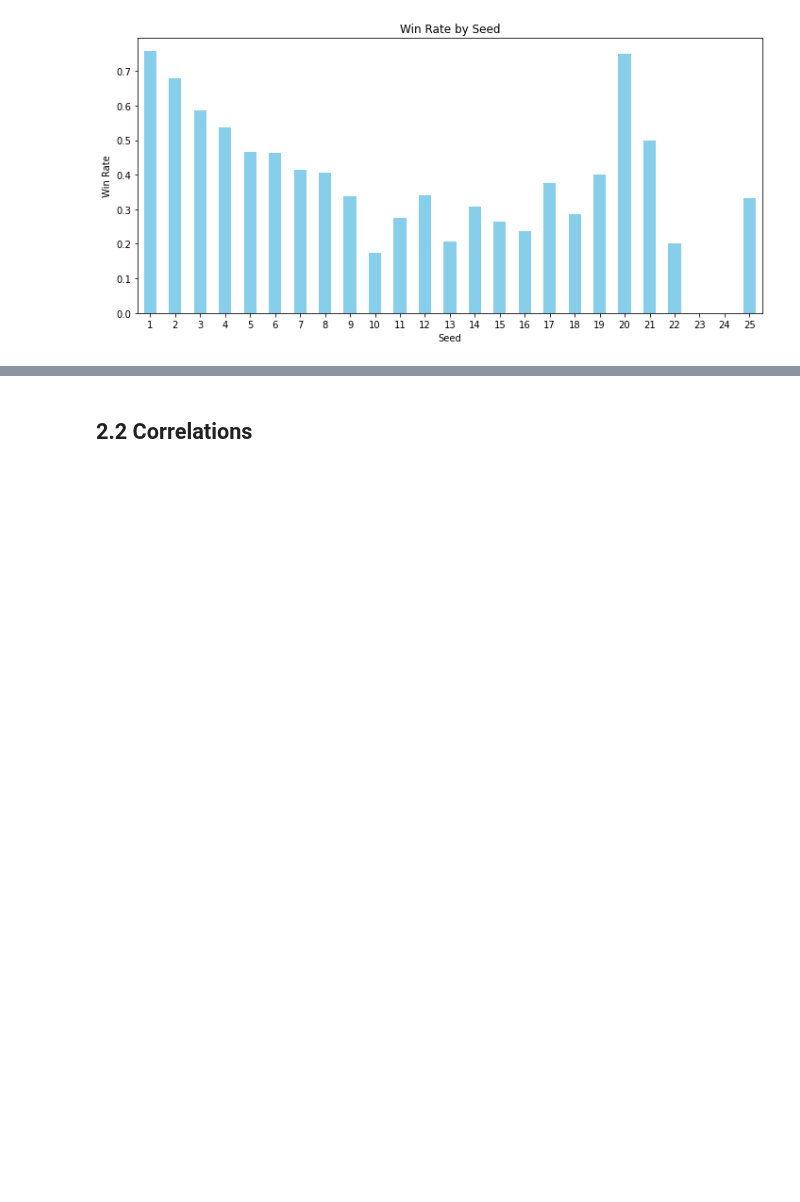
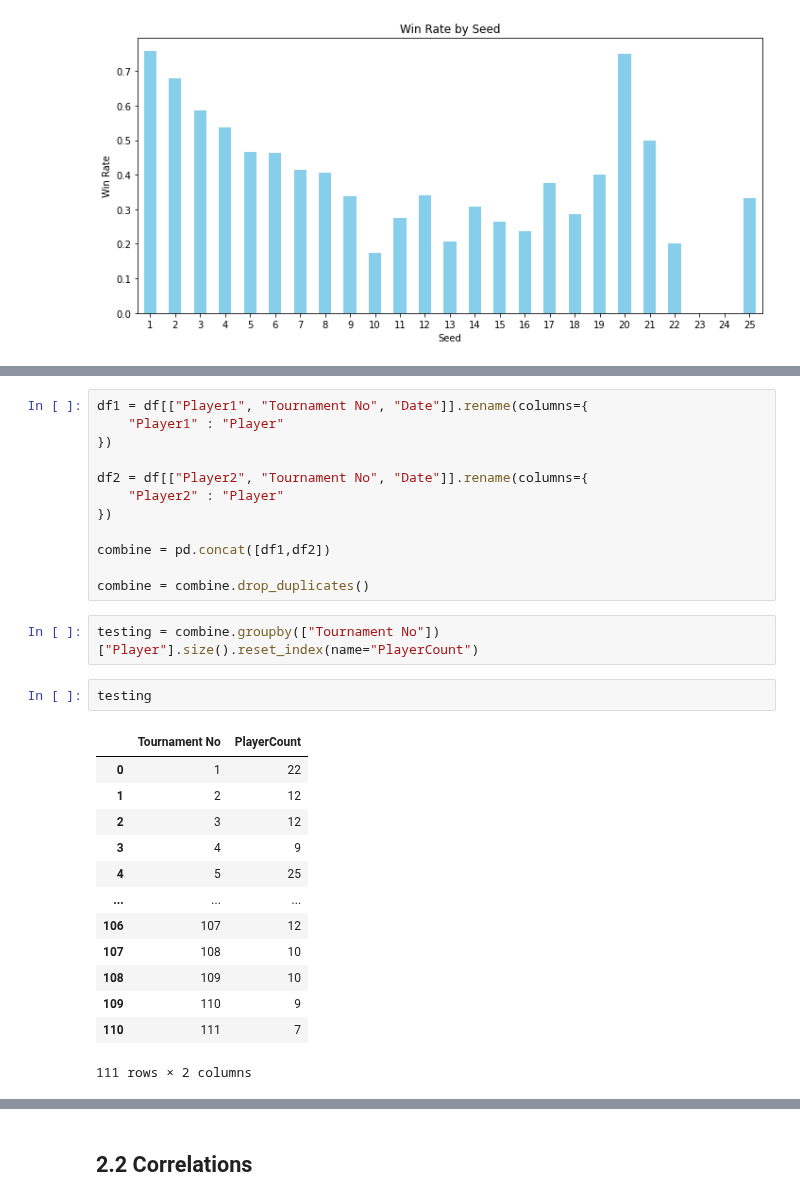
Before and after one commit to DarrenCCT/Tournament-Analysis, a Jupyter notebook: EUAC - Analysis.ipynb, the cells around one changed output, grey strips where cells are left out. Saved outputs shown, nothing was run; the diff lists cells and outputs as text; blank space fills up the shorter version.

```diff
--- a/EUAC - Analysis.ipynb
+++ b/EUAC - Analysis.ipynb
@@ -769,0 +780,30 @@ matches_count.plot(kind="box", color="#0035d0", grid=True)
+# %%
+df1 = df[["Player1", "Tournament No", "Date"]].rename(columns={
+    "Player1" : "Player"
+})
+
+df2 = df[["Player2", "Tournament No", "Date"]].rename(columns={
+    "Player2" : "Player"
+})
+
+combine = pd.concat([df1,df2])
+
+combine = combine.drop_duplicates()
+# %%
+testing = combine.groupby(["Tournament No"])["Player"].size().reset_index(name="PlayerCount")
+# %%
+testing
+# %% [output]
+|  | Tournament No | PlayerCount |
+| 0 | 1 | 22 |
+| 1 | 2 | 12 |
+| 2 | 3 | 12 |
+| 3 | 4 | 9 |
+| 4 | 5 | 25 |
+| ... | ... | ... |
+| 106 | 107 | 12 |
+| 107 | 108 | 10 |
+| 108 | 109 | 10 |
+| 109 | 110 | 9 |
+| 110 | 111 | 7 |
+111 rows × 2 columns
```
Also changed, not shown: parts of 10 cells of this notebook.
